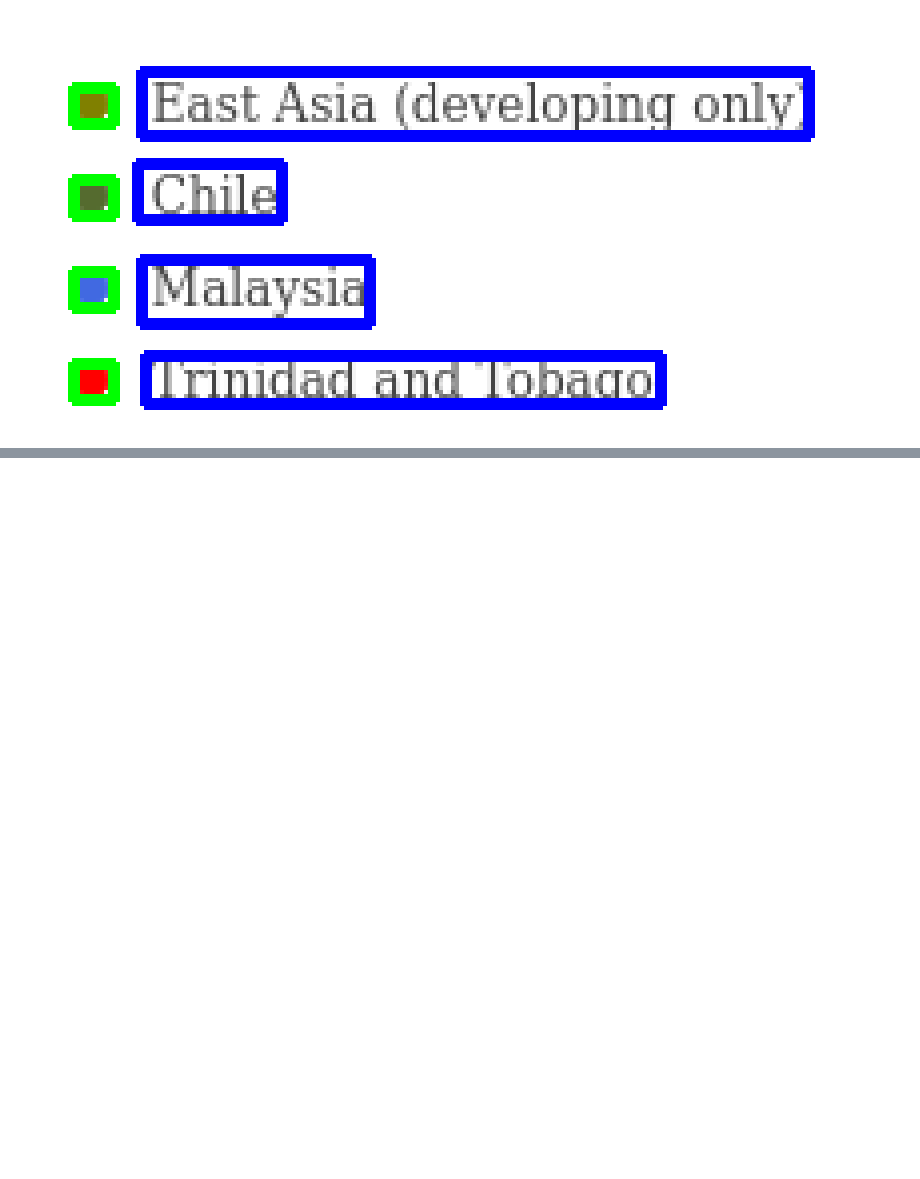
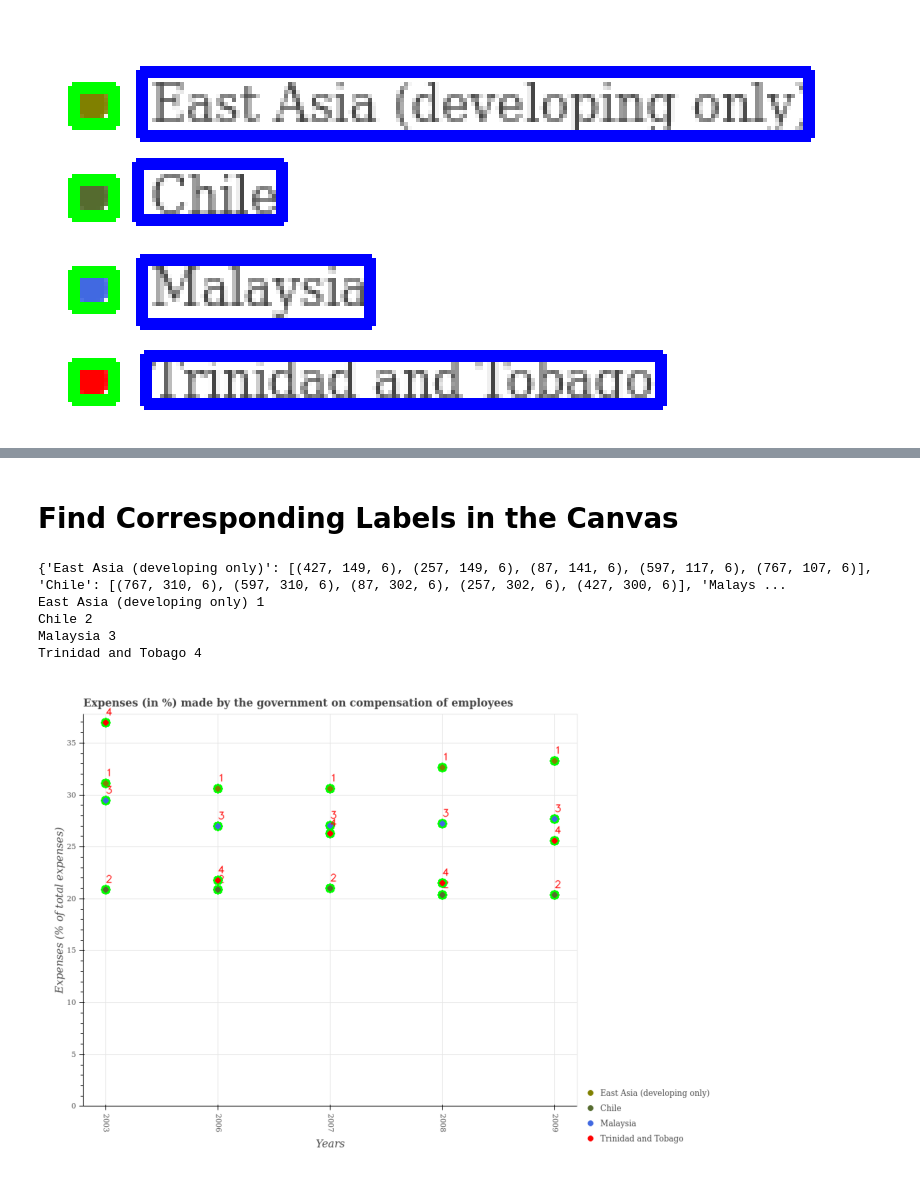
Before and after one commit to AryanAAB/Chart-Detection, a Jupyter notebook: ScatterPlotDetection.ipynb, the cells around one changed output, grey strips where cells are left out. Saved outputs shown, nothing was run; the diff lists cells and outputs as text; code cells hidden in the pictures; blank space fills up the shorter version.

Commit message:
Added "Find Corresponding Labels in the Canvas"

```diff
--- a/ScatterPlotDetection.ipynb
+++ b/ScatterPlotDetection.ipynb
@@ -563,0 +566,11 @@ Label: Trinidad and Tobago, Color (BGR): [ 85  85 255]
+# %% [markdown]
+# Find Corresponding Labels in the Canvas
+# %%
+def get_hsv_range(bgr, tol=10):
+    """ Convert BGR to HSV range for masking. """
+    color = np.uint8([[bgr]])  # Convert to NumPy array
+    hsv_color = cv2.cvtColor(color, cv2.COLOR_BGR2HSV)[0][0]
+
+    lower = np.array([max(hsv_color[0] - tol, 0), 50, 50])  # Lower HSV bound
+    upper = np.array([min(hsv_color[0] + tol, 179), 255, 255])  # Upper HSV bound
+    return lower, upper
@@ -563,0 +609,31 @@ Label: Trinidad and Tobago, Color (BGR): [ 85  85 255]
+# %%
+# Draw detected circles on the image
+def draw_detected_circles(image, detected_positions):
+    count = 1  # Counter for numbering detected circles
+
+    for label, circles in detected_positions.items():
+        print(label, count)
+        for (cx, cy, radius) in circles:
+            cv2.circle(image, (cx, cy), radius, (0, 255, 0), 2)  # Draw green circle
+            cv2.putText(image, str(count), (cx, cy - radius - 5), cv2.FONT_HERSHEY_SIMPLEX,
+                        0.5, (0, 0, 255), 1, cv2.LINE_AA)  # Label with number
+        count += 1  # Increment counter
+# %%
+image = cv2.imread(IMAGE_PATH)  # Load image
+
+for roi in detectedElements["canvas"]:
+    detected_positions = detect_colored_circles(image, roi, mapped_legends)
+    print(detected_positions)
+    draw_detected_circles(image, detected_positions)
+
+    plt.figure(figsize=(10, 6))
+    plt.imshow(cv2.cvtColor(image, cv2.COLOR_BGR2RGB))
+    plt.axis("off")
+    plt.show()
+# %% [output]
+{'East Asia (developing only)': [(427, 149, 6), (257, 149, 6), (87, 141, 6), (597, 117, 6), (767, 107, 6)], 'Chile': [(767, 310, 6), (597, 310, 6), (87, 302, 6), (257, 302, 6), (427, 300, 6)], 'Malays ...
+East Asia (developing only) 1
+Chile 2
+Malaysia 3
+Trinidad and Tobago 4
+[figure, added]
```
Also changed, not shown: parts of 9 cells of this notebook, 3 other files.
